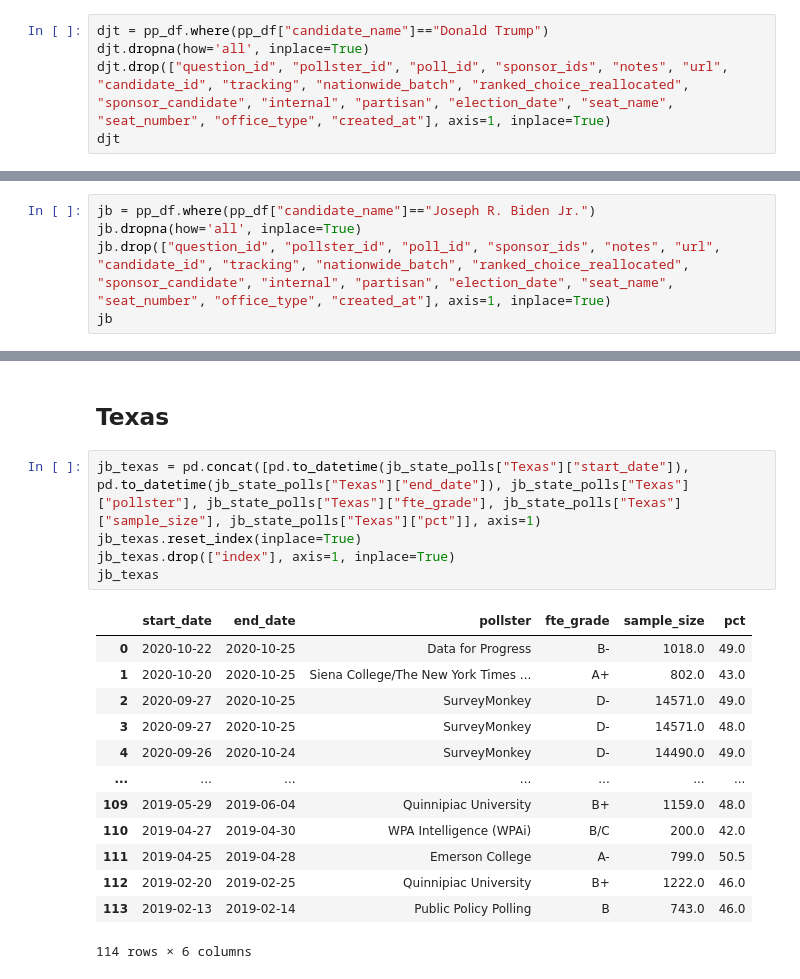
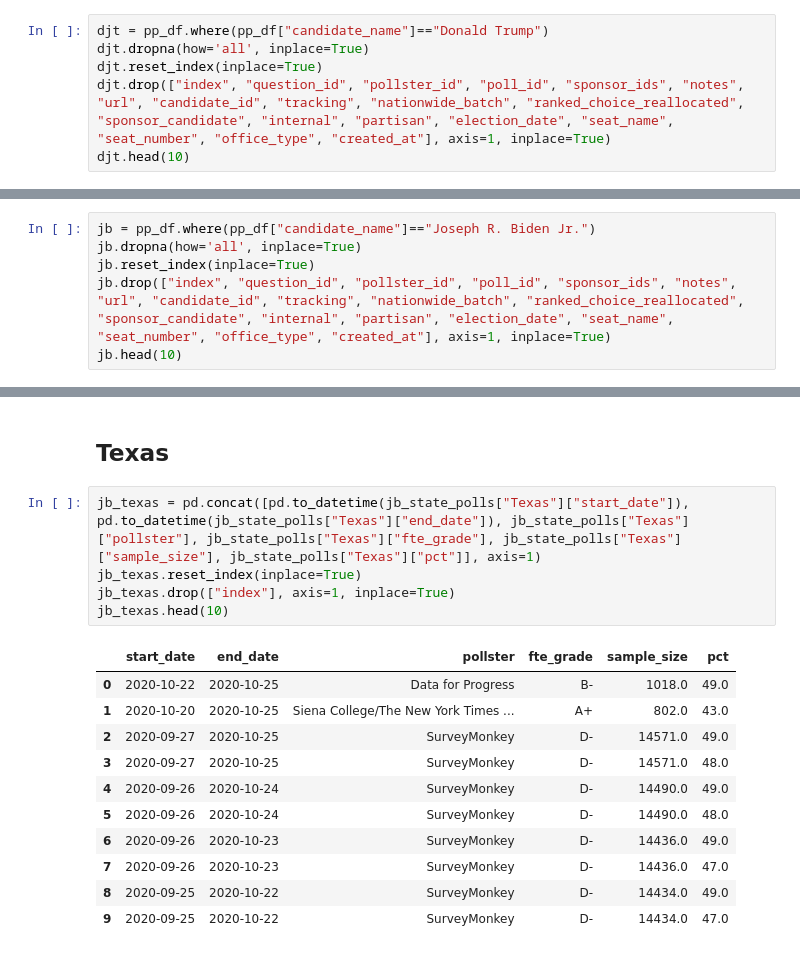
Before and after one commit to sudo-August/Presidential-Poll-Analysis, a Jupyter notebook: polls_analysis_pres2020.ipynb, the cells around one changed output, grey strips where cells are left out. Drawn from its saved outputs; the diff is of its cells as text.

```diff
--- a/polls_analysis_pres2020.ipynb
+++ b/polls_analysis_pres2020.ipynb
@@ -56,7 +57,8 @@ dtype: int64
 # %%
 djt = pp_df.where(pp_df["candidate_name"]=="Donald Trump")
 djt.dropna(how='all', inplace=True)
-djt.drop(["question_id", "pollster_id", "poll_id", "sponsor_ids", "notes", "url", "candidate_id", "tracking", "nationwide_batch", "ranked_choice_reallocated", "sponsor_candidate", "internal", "partisan", "election_date", "seat_name", "seat_number", "office_type", "created_at"], axis=1, inplace=True)
-djt
+djt.reset_index(inplace=True)
+djt.drop(["index", "question_id", "pollster_id", "poll_id", "sponsor_ids", "notes", "url", "candidate_id", "tracking", "nationwide_batch", "ranked_choice_reallocated", "sponsor_candidate", "internal", "partisan", "election_date", "seat_name", "seat_number", "office_type", "created_at"], axis=1, inplace=True)
+djt.head(10)
 # %% [output]
 |  | cycle | state | pollster | sponsors | display_name | pollster_rating_id | pollster_rating_name | ... |
@@ -126,8 +148,9 @@ dict_keys(['South Carolina', 'Pennsylvania', 'Georgia', 'Mississippi', 'US', 'Wi
 # %%
 jb = pp_df.where(pp_df["candidate_name"]=="Joseph R. Biden Jr.")
 jb.dropna(how='all', inplace=True)
-jb.drop(["question_id", "pollster_id", "poll_id", "sponsor_ids", "notes", "url", "candidate_id", "tracking", "nationwide_batch", "ranked_choice_reallocated", "sponsor_candidate", "internal", "partisan", "election_date", "seat_name", "seat_number", "office_type", "created_at"], axis=1, inplace=True)
-jb
+jb.reset_index(inplace=True)
+jb.drop(["index", "question_id", "pollster_id", "poll_id", "sponsor_ids", "notes", "url", "candidate_id", "tracking", "nationwide_batch", "ranked_choice_reallocated", "sponsor_candidate", "internal", "partisan", "election_date", "seat_name", "seat_number", "office_type", "created_at"], axis=1, inplace=True)
+jb.head(10)
 # %% [output]
 |  | cycle | state | pollster | sponsors | display_name | pollster_rating_id | pollster_rating_name | ... |
 | 0 | 2020.0 | South Carolina | Starboard Communications | NaN | Starboard Communications | 316.0 | Starboard Communications | ... |
@@ -196,19 +217,17 @@ dict_keys(['South Carolina', 'Pennsylvania', 'Georgia', 'Mississippi', 'US', 'Wi
 # %%
 jb_texas = pd.concat([pd.to_datetime(jb_state_polls["Texas"]["start_date"]), pd.to_datetime(jb_state_polls["Texas"]["end_date"]), jb_state_polls["Texas"]["pollster"], jb_state_polls["Texas"]["fte_grade"], jb_state_polls["Texas"]["sample_size"], jb_state_polls["Texas"]["pct"]], axis=1)
 jb_texas.reset_index(inplace=True)
 jb_texas.drop(["index"], axis=1, inplace=True)
-jb_texas
+jb_texas.head(10)
 # %% [output]
 |  | start_date | end_date | pollster | fte_grade | sample_size | pct |
 | 0 | 2020-10-22 | 2020-10-25 | Data for Progress | B- | 1018.0 | 49.0 |
 | 1 | 2020-10-20 | 2020-10-25 | Siena College/The New York Times ... | A+ | 802.0 | 43.0 |
 | 2 | 2020-09-27 | 2020-10-25 | SurveyMonkey | D- | 14571.0 | 49.0 |
 | 3 | 2020-09-27 | 2020-10-25 | SurveyMonkey | D- | 14571.0 | 48.0 |
 | 4 | 2020-09-26 | 2020-10-24 | SurveyMonkey | D- | 14490.0 | 49.0 |
-| ... | ... | ... | ... | ... | ... | ... |
-| 109 | 2019-05-29 | 2019-06-04 | Quinnipiac University | B+ | 1159.0 | 48.0 |
-| 110 | 2019-04-27 | 2019-04-30 | WPA Intelligence (WPAi) | B/C | 200.0 | 42.0 |
-| 111 | 2019-04-25 | 2019-04-28 | Emerson College | A- | 799.0 | 50.5 |
-| 112 | 2019-02-20 | 2019-02-25 | Quinnipiac University | B+ | 1222.0 | 46.0 |
-| 113 | 2019-02-13 | 2019-02-14 | Public Policy Polling | B | 743.0 | 46.0 |
+| 5 | 2020-09-26 | 2020-10-24 | SurveyMonkey | D- | 14490.0 | 48.0 |
+| 6 | 2020-09-26 | 2020-10-23 | SurveyMonkey | D- | 14436.0 | 49.0 |
+| 7 | 2020-09-26 | 2020-10-23 | SurveyMonkey | D- | 14436.0 | 47.0 |
+| 8 | 2020-09-25 | 2020-10-22 | SurveyMonkey | D- | 14434.0 | 49.0 |
+| 9 | 2020-09-25 | 2020-10-22 | SurveyMonkey | D- | 14434.0 | 47.0 |
-114 rows × 6 columns
```
Also changed, not shown: parts of 8 cells of this notebook.
